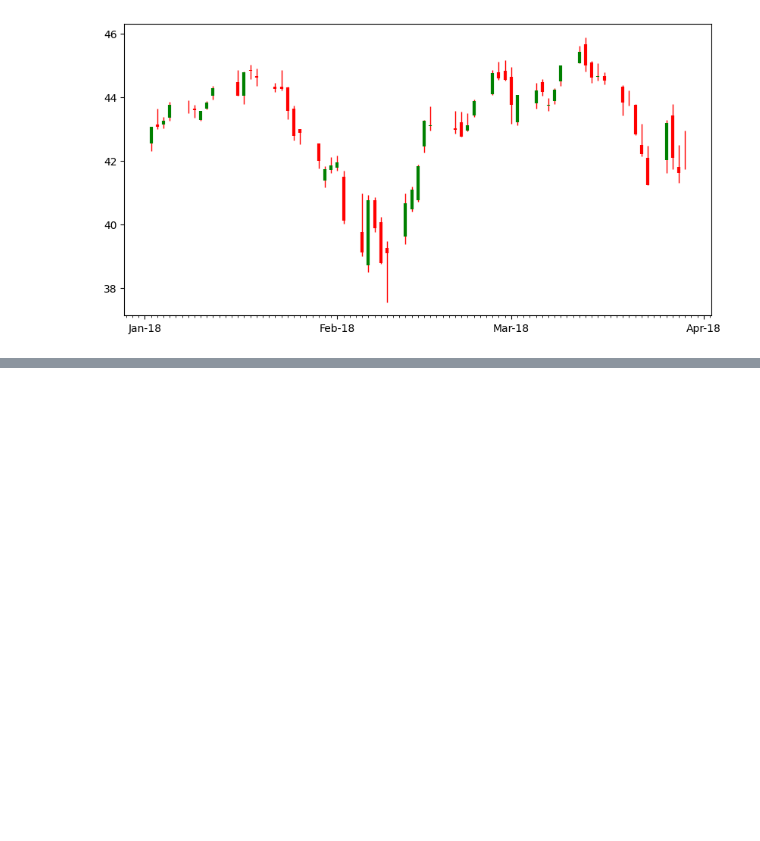
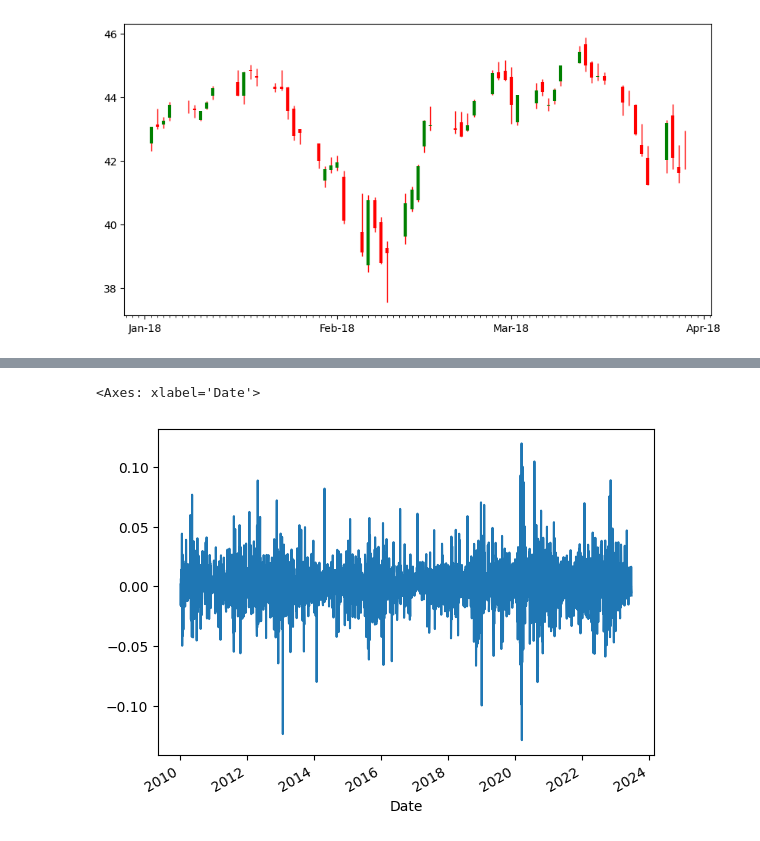
Before and after one commit to MittalMonika/DataScience, a Jupyter notebook: FinancialAnalysis/Finance.ipynb, the cells around one changed output, grey strips where cells are left out. Cells and saved outputs as stored; diff of their text form; code cells hidden in the pictures; blank space fills up the shorter version.

```diff
--- a/FinancialAnalysis/Finance.ipynb
+++ b/FinancialAnalysis/Finance.ipynb
@@ -181,0 +221,9 @@ def candlestick(df,ax):
+# %%
+#Returns
+
+app = (data
+       .iloc[:,::2]
+       .pipe(fix_col)
+      )
+
+app
@@ -181,0 +280,10 @@ def candlestick(df,ax):
+# %%
+# Plotting return
+(app
+ .pct_change()
+ .Close
+ .plot()
+)
+# %% [output]
+<Axes: xlabel='Date'>
+[figure, added]
```
Also changed, not shown: parts of 22 cells of this notebook.
